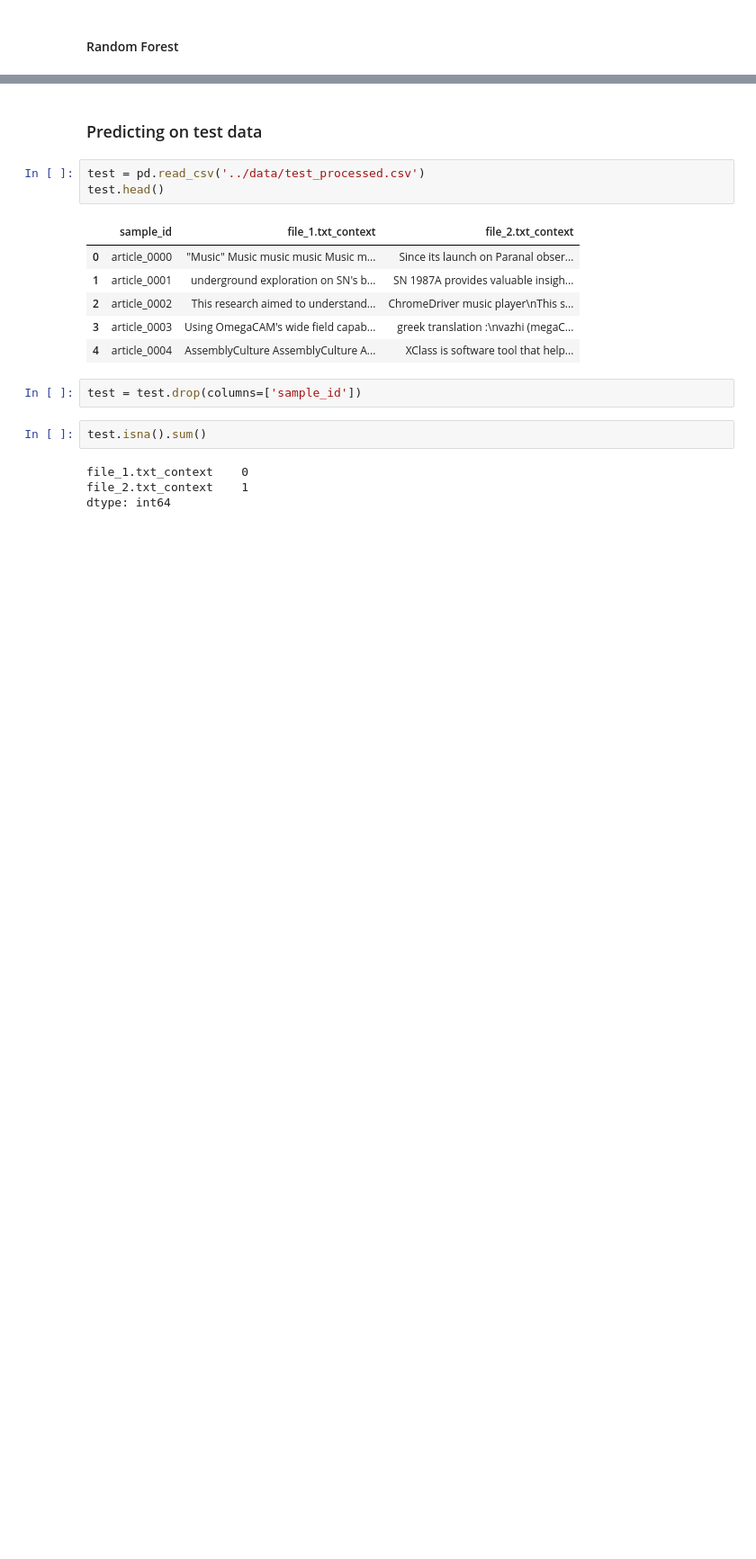
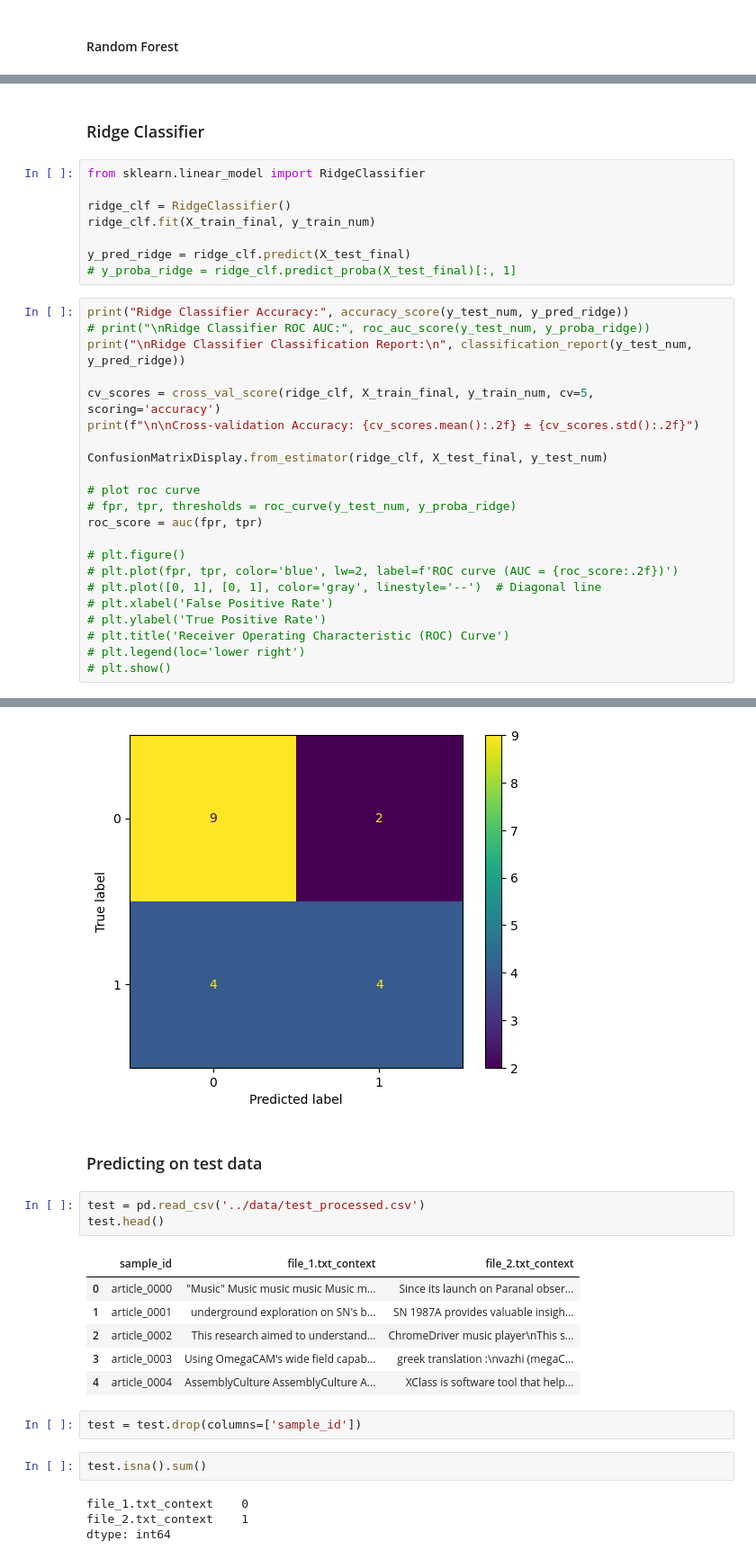
Before and after one commit to bdk-333/Fake-or-LLM-generated-summary, a Jupyter notebook: notebooks/Direction_Classification.ipynb, the cells around one changed output, grey strips where cells are left out. Shown at 90% size. Saved outputs shown, nothing was run; the diff lists cells and outputs as text; blank space fills up the shorter version.

```diff
--- a/notebooks/Direction_Classification.ipynb
+++ b/notebooks/Direction_Classification.ipynb
@@ -240,0 +259,33 @@ Cross-validation Accuracy: 0.81 ± 0.11
+# %% [markdown]
+### Ridge Classifier
+# %%
+from sklearn.linear_model import RidgeClassifier
+
+ridge_clf = RidgeClassifier()
+ridge_clf.fit(X_train_final, y_train_num)
+
+y_pred_ridge = ridge_clf.predict(X_test_final)
+# y_proba_ridge = ridge_clf.predict_proba(X_test_final)[:, 1]
+# %%
+print("Ridge Classifier Accuracy:", accuracy_score(y_test_num, y_pred_ridge))
+# print("\nRidge Classifier ROC AUC:", roc_auc_score(y_test_num, y_proba_ridge))
+print("\nRidge Classifier Classification Report:\n", classification_report(y_test_num, y_pred_ridge))
+
+cv_scores = cross_val_score(ridge_clf, X_train_final, y_train_num, cv=5, scoring='accuracy')
+print(f"\n\nCross-validation Accuracy: {cv_scores.mean():.2f} ± {cv_scores.std():.2f}")
+
+ConfusionMatrixDisplay.from_estimator(ridge_clf, X_test_final, y_test_num)
+
+# plot roc curve
+# fpr, tpr, thresholds = roc_curve(y_test_num, y_proba_ridge)
+roc_score = auc(fpr, tpr)
+
+# plt.figure()
+# plt.plot(fpr, tpr, color='blue', lw=2, label=f'ROC curve (AUC = {roc_score:.2f})')
+# plt.plot([0, 1], [0, 1], color='gray', linestyle='--')  # Diagonal line
+# plt.xlabel('False Positive Rate')
+# plt.ylabel('True Positive Rate')
+# plt.title('Receiver Operating Characteristic (ROC) Curve')
+# plt.legend(loc='lower right')
+# plt.show()
+# %% [output]
@@ -241,3 +307,4 @@ Cross-validation Accuracy: 0.81 ± 0.11
+[figure, added]
 # %% [markdown]
 ### Predicting on test data
 # %%
```
Also changed, not shown: parts of 6 cells of this notebook, 2 other files.
